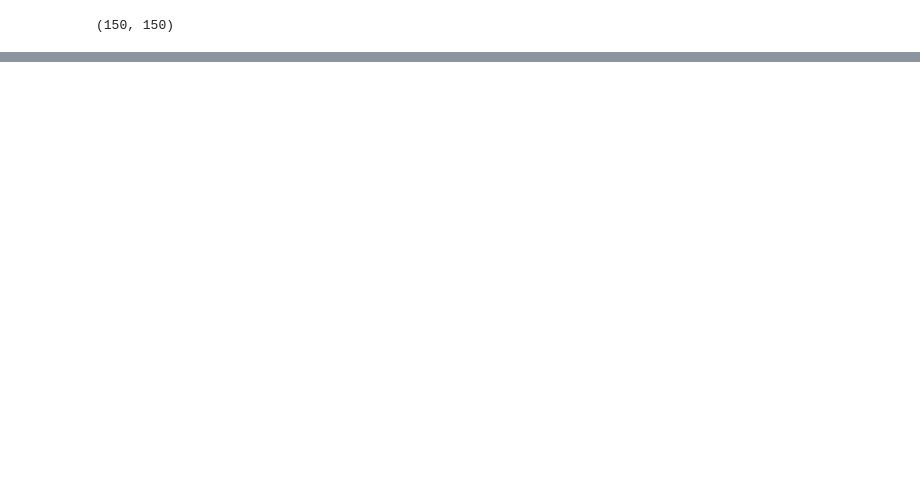
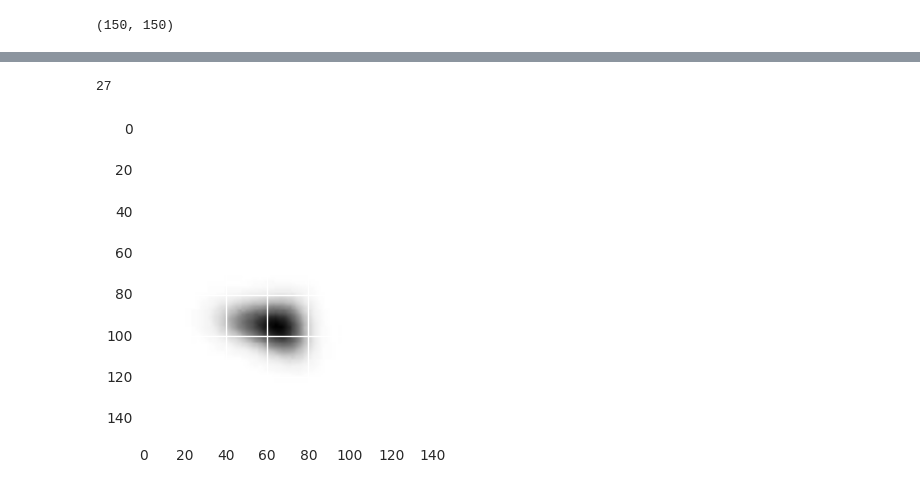
Before and after one commit to jstutters/mlshapes, a Jupyter notebook: train.ipynb, the cells around one changed output, grey strips where cells are left out. Cells and saved outputs as stored; diff of their text form; code cells hidden in the pictures; blank space fills up the shorter version.

```diff
--- a/train.ipynb
+++ b/train.ipynb
@@ -80,0 +113,7 @@ model.metrics_names
+# %%
+i_worst = np.argmin(proba[100:])
+plt.imshow(X_test[100 + i_worst, :, :, 0])
+i_worst
+# %% [output]
+27
+[figure, added]
```
Also changed, not shown: parts of 16 cells of this notebook.
